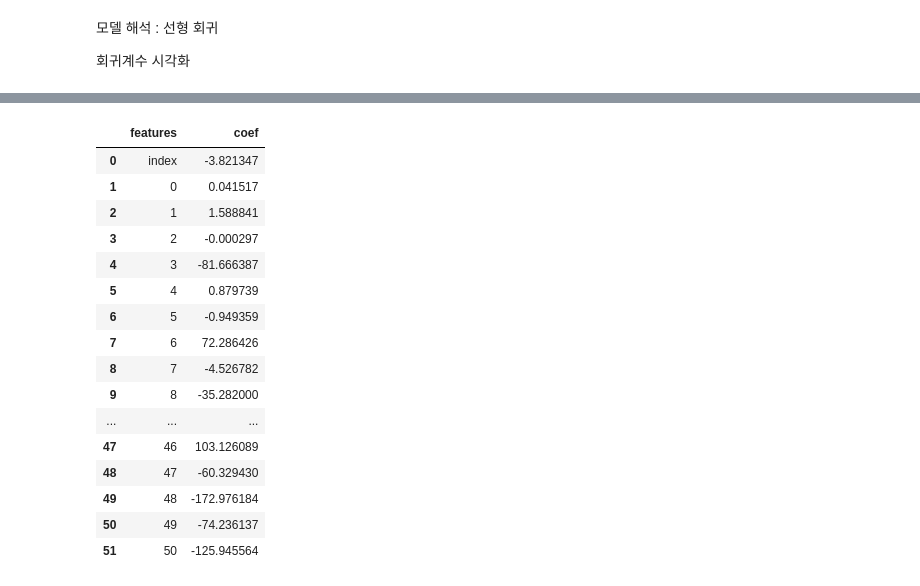
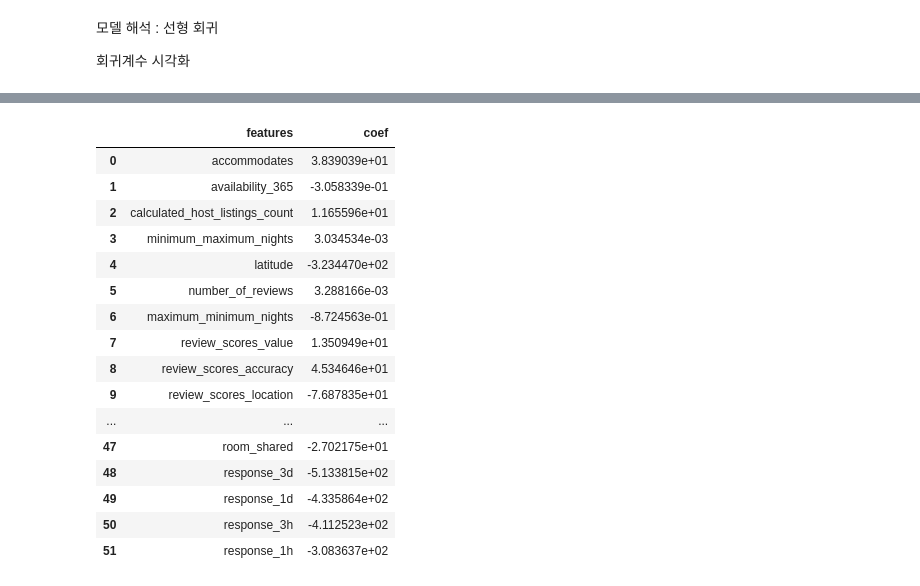
Before and after one commit to HongSeongMo/Airbnb, a Jupyter notebook: Copy_of_airbnb_lecture_5.ipynb, the cells around one changed output, grey strips where cells are left out. Drawn from its saved outputs; the diff is of its cells as text; code cells hidden in the pictures.

```diff
--- a/Copy_of_airbnb_lecture_5.ipynb
+++ b/Copy_of_airbnb_lecture_5.ipynb
@@ -73,3 +93,24 @@ X_train.head()
 | 3 | 1.0 | 283.0 | 30.0 | 1125.0 | 51.513060 | 10.0 | 3.0 | 4.800000 | 4.800000 | 4.800000 | ... | ... |
 | 4 | 2.0 | 0.0 | 1.0 | 1125.0 | 51.448470 | 0.0 | 1.0 | 4.598477 | 4.715774 | 4.720782 | ... | ... |
 5 rows × 52 columns
+# %%
+X_train.columns = ['accommodates', 'availability_365', 'calculated_host_listings_count',
+       'minimum_maximum_nights', 'latitude', 'number_of_reviews',
+       'maximum_minimum_nights', 'review_scores_value',
+       'review_scores_accuracy', 'review_scores_location',
+       'review_scores_checkin', 'host_listings_count', 'reviews_per_month',
+       'review_scores_rating', 'maximum_nights_avg_ntm', 'maximum_nights',
+       'minimum_nights', 'number_of_reviews_ltm', 'review_scores_cleanliness',
+       'availability_30', 'host_total_listings_count',
+       'review_scores_communication',
+       'calculated_host_listings_count_entire_homes',
+       'calculated_host_listings_count_private_rooms',
+       'minimum_nights_avg_ntm', 'availability_90', 'minimum_minimum_nights',
+       'maximum_maximum_nights', 'longitude',
+       'calculated_host_listings_count_shared_rooms', 'number_of_reviews_l30d',
+       'availability_60', 'beds', 'host_is_superhost', 'host_has_profile_pic',
+       'host_identity_verified', 'has_availability', 'instant_bookable',
+       'host_since', 'last_review', 'first_review', 'price',
+       'host_response_rate', 'host_acceptance_rate', 'room_entire',
+       'room_hotel', 'room_private', 'room_shared', 'response_3d',
+       'response_1d', 'response_3h', 'response_1h']
@@ -278,9 +328,0 @@ array([3922.69191802])
-# %%
-# Convert X_train to a DataFrame
-X_train = pd.DataFrame(X_train)
-
-# Transpose the DataFrame
-# X_train = X_train.T
-
-# Reset the index
-# X_train = X_train.reset_index()
@@ -301,24 +332,24 @@ Index(['index',       0,       1,       2,       3,       4,       5,       6,
 # coef_df
 # %%
 # Change the columns argument to match the shape of the coef_ matrix
-coef_df = pd.DataFrame(model_linear.coef_, columns = X_train.columns[:-1]).T.reset_index()
+coef_df = pd.DataFrame(model_linear.coef_, columns = X_train.columns).T.reset_index()
 coef_df.columns = ['features', 'coef']
 coef_df
 # %% [output]
 |  | features | coef |
-| 0 | index | -3.821347 |
-| 1 | 0 | 0.041517 |
-| 2 | 1 | 1.588841 |
-| 3 | 2 | -0.000297 |
-| 4 | 3 | -81.666387 |
-| 5 | 4 | 0.879739 |
-| 6 | 5 | -0.949359 |
-| 7 | 6 | 72.286426 |
-| 8 | 7 | -4.526782 |
-| 9 | 8 | -35.282000 |
+| 0 | accommodates | 3.839039e+01 |
+| 1 | availability_365 | -3.058339e-01 |
+| 2 | calculated_host_listings_count | 1.165596e+01 |
+| 3 | minimum_maximum_nights | 3.034534e-03 |
+| 4 | latitude | -3.234470e+02 |
+| 5 | number_of_reviews | 3.288166e-03 |
+| 6 | maximum_minimum_nights | -8.724563e-01 |
+| 7 | review_scores_value | 1.350949e+01 |
+| 8 | review_scores_accuracy | 4.534646e+01 |
+| 9 | review_scores_location | -7.687835e+01 |
 | ... | ... | ... |
-| 47 | 46 | 103.126089 |
-| 48 | 47 | -60.329430 |
-| 49 | 48 | -172.976184 |
-| 50 | 49 | -74.236137 |
-| 51 | 50 | -125.945564 |
+| 47 | room_shared | -2.702175e+01 |
+| 48 | response_3d | -5.133815e+02 |
+| 49 | response_1d | -4.335864e+02 |
+| 50 | response_3h | -4.112523e+02 |
+| 51 | response_1h | -3.083637e+02 |
```
Also changed, not shown: parts of 15 cells of this notebook.
